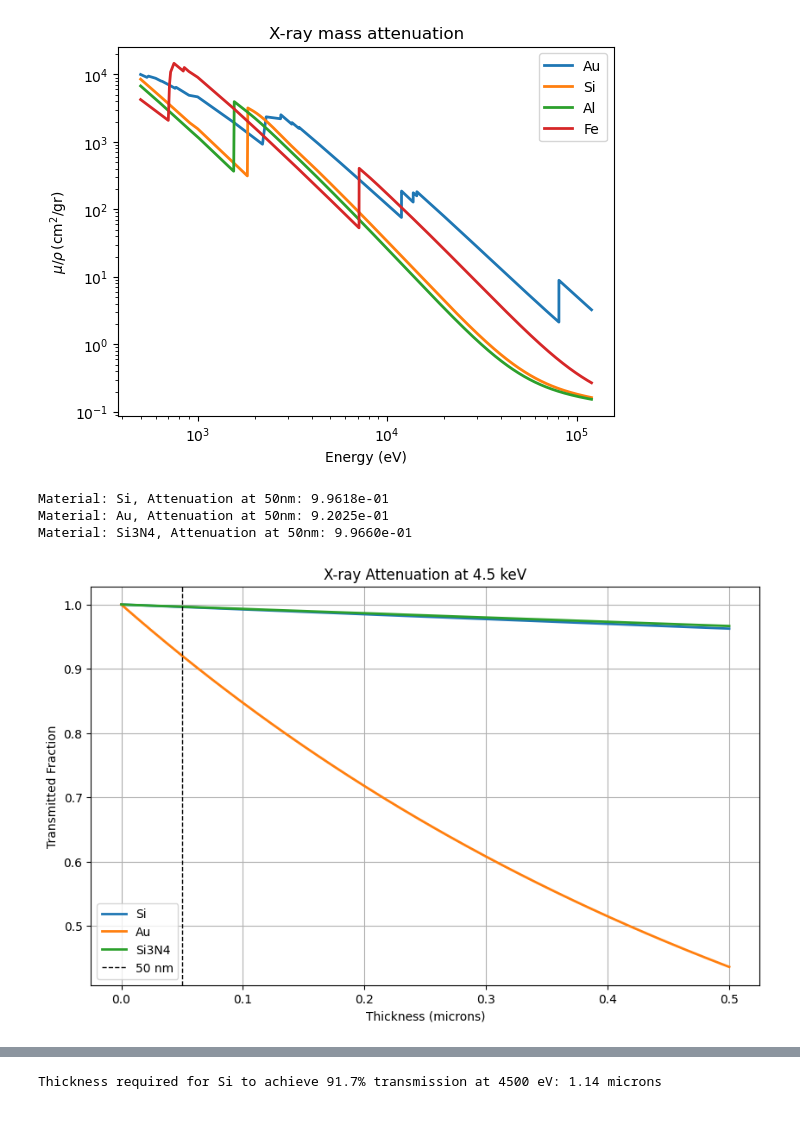
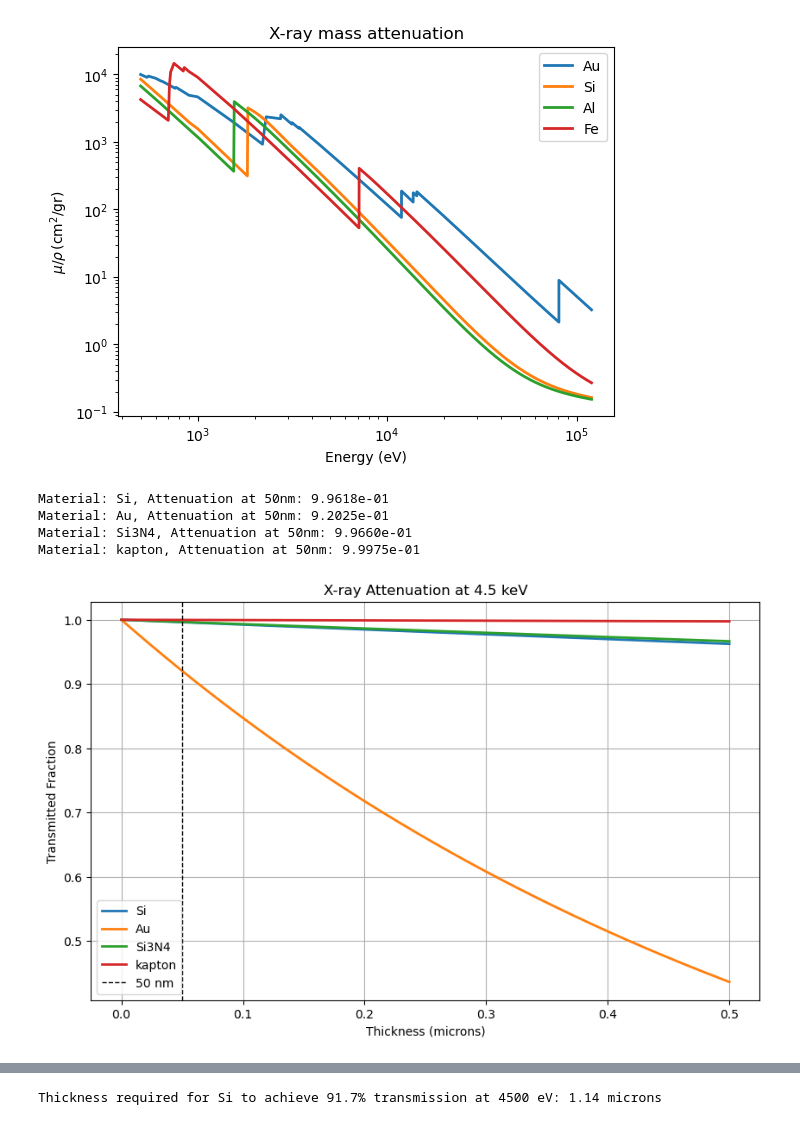
Before and after one commit to rw588/ETH-Simulations, a Jupyter notebook: XRaySims/XAttentuation.ipynb, the cells around one changed output, grey strips where cells are left out. Cells and saved outputs as stored; diff of their text form; code cells hidden in the pictures.

```diff
--- a/XRaySims/XAttentuation.ipynb
+++ b/XRaySims/XAttentuation.ipynb
@@ -95,10 +95,11 @@ plt.show()
 [figure]
 # %%
 # Example usage:
-materials = ['Si', 'Au', 'Si3N4']
+materials = ['Si', 'Au', 'Si3N4', 'kapton']
 plot_multiple_materials(materials, 4500, 0, 0.00005)
 # %% [output]
 Material: Si, Attenuation at 50nm: 9.9618e-01
 Material: Au, Attenuation at 50nm: 9.2025e-01
 Material: Si3N4, Attenuation at 50nm: 9.9660e-01
+Material: kapton, Attenuation at 50nm: 9.9975e-01
-[figure, old version]
+[figure, new version]
```
Also changed, not shown: parts of 3 cells of this notebook.
